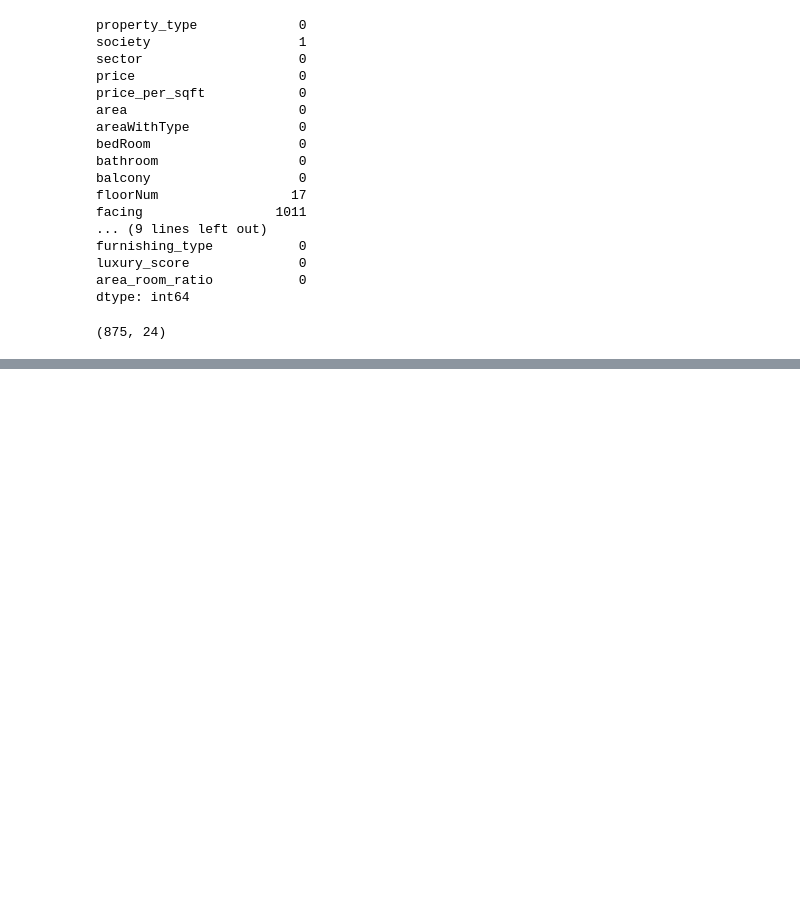
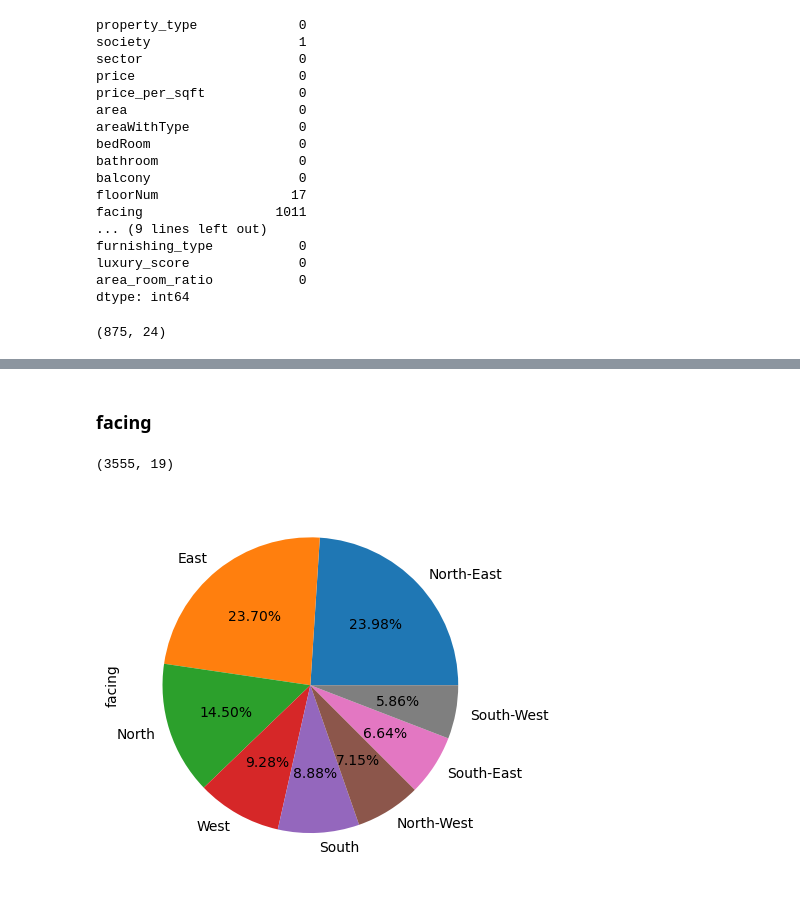
Before and after one commit to samirKeshwani2201/Real-Estate-Project, a Jupyter notebook: missing-value-imputation.ipynb, the cells around one changed output, grey strips where cells are left out. Drawn from its saved outputs; the diff is of its cells as text; code cells hidden in the pictures; blank space fills up the shorter version.

Commit message:
completed missing values handling

```diff
--- a/missing-value-imputation.ipynb
+++ b/missing-value-imputation.ipynb
@@ -134,0 +245,2 @@ sb_df.shape
+# %%
+df.drop(columns=['area','areaWithType','super_built_up_area','carpet_area','area_room_ratio'],inplace=True)
@@ -134,0 +315,2 @@ sb_df.shape
+# %%
+df['floorNum'].fillna(2.0,inplace=True)
@@ -134,0 +340,9 @@ sb_df.shape
+# %% [markdown]
+### facing
+# %%
+df['facing'].value_counts().plot(kind='pie',autopct="%0.2f%%")
+# only option is to drop this column as we cant predict 1/4 of total values
+df.shape
+# %% [output]
+(3555, 19)
+[figure, added]
```
Also changed, not shown: parts of 47 cells of this notebook, 1 other file.
